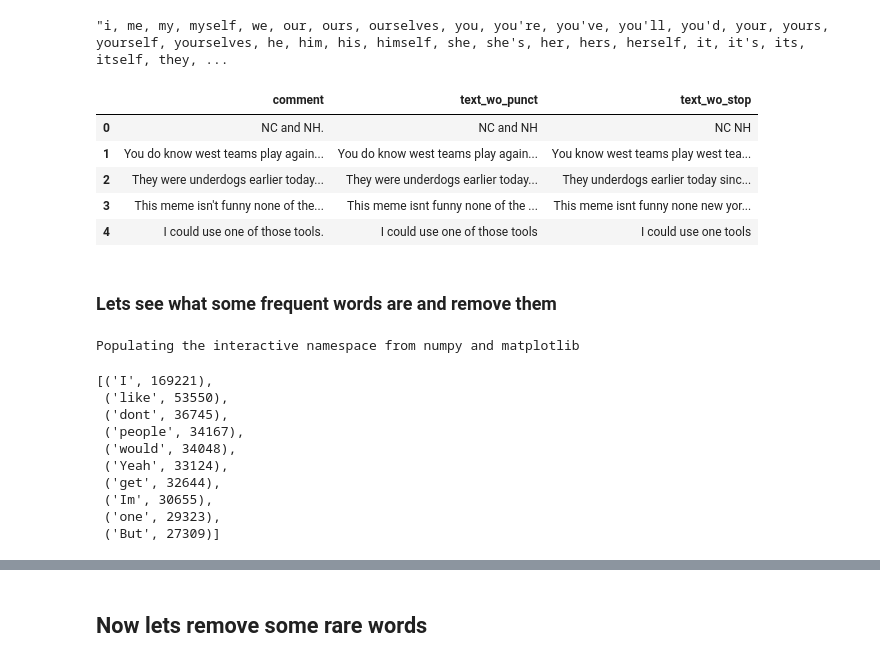
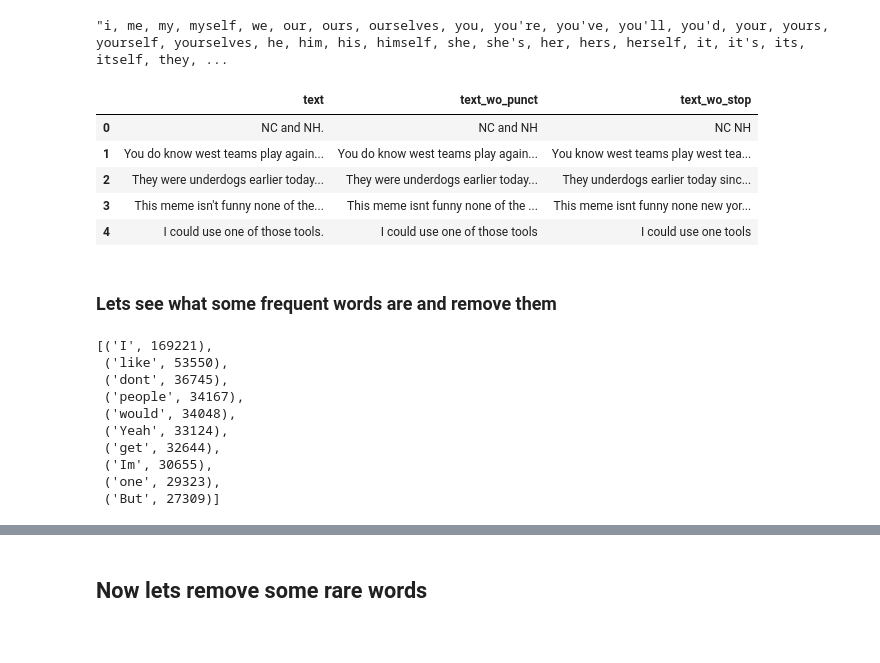
Before and after one commit to valazeinali/Natural-Language-Processing-, a Jupyter notebook: SarcasmDetection.ipynb, the cells around one changed output, grey strips where cells are left out. Cells and saved outputs as stored; diff of their text form; code cells hidden in the pictures.

```diff
--- a/SarcasmDetection.ipynb
+++ b/SarcasmDetection.ipynb
@@ -13,9 +13,9 @@ pd.options.mode.chained_assignment = None
 
 full_df = pd.read_csv("train-balanced-sarcasm.csv")
 # %%
-df = full_df[["comment"]]
-df["comment"] = df["comment"].astype(str) #declaring the contents in the col --
-#--> "comment" as a string variable.
+df = full_df[["text"]]
+df["text"] = df["text"].astype(str) #declaring the contents in the col --
+#--> "text" as a string variable.
 
 full_df.head() # lets see what our rows and cols look like.
 # %% [output]
@@ -30,6 +30,6 @@ full_df.head() # lets see what our rows and cols look like.
 # %% [markdown]
 ### We will first start with lower casing our "text". This will treat the string 'text', 'Text', 'TEXT' homogeneously.
 # %%
-df["text_lower"] = df["comment"].str.lower()
+df["text_lower"] = df["text"].str.lower()
 df.head()
 # %% [output]
@@ -47,10 +47,10 @@ df.head()
 df.drop(["text_lower"], axis=1, inplace=True)
 # %%
 PUNCT_TO_REMOVE = string.punctuation
-def remove_punctuation(comment):
+def remove_punctuation(text):
     """custom function to remove the punctuation"""
-    return comment.translate(str.maketrans('', '', PUNCT_TO_REMOVE))
+    return text.translate(str.maketrans('', '', PUNCT_TO_REMOVE))
 
-df["text_wo_punct"] = df["comment"].apply(lambda comment: remove_punctuation(comment))
+df["text_wo_punct"] = df["text"].apply(lambda text: remove_punctuation(text))
 df.head()
 # %% [output]
@@ -73,14 +73,14 @@ nltk.download('stopwords')
 "i, me, my, myself, we, our, ours, ourselves, you, you're, you've, you'll, you'd, your, yours, yourself, yourselves, he, him, his, himself, she, she's, her, hers, herself, it, it's, its, itself, they, ...
 # %%
 STOPWORDS = set(stopwords.words('english'))
-def remove_stopwords(comment):
+def remove_stopwords(text):
     """custom function to remove the stopwords"""
-    return " ".join([word for word in str(comment).split() if word not in STOPWORDS])
+    return " ".join([word for word in str(text).split() if word not in STOPWORDS])
 
-df["text_wo_stop"] = df["text_wo_punct"].apply(lambda comment: remove_stopwords(comment))
+df["text_wo_stop"] = df["text_wo_punct"].apply(lambda text: remove_stopwords(text))
 df.head()
 # %% [output]
-|  | comment | text_wo_punct | text_wo_stop |
+|  | text | text_wo_punct | text_wo_stop |
 | 0 | NC and NH. | NC and NH | NC NH |
 | 1 | You do know west teams play again... | You do know west teams play again... | You know west teams play west tea... |
 | 2 | They were underdogs earlier today... | They were underdogs earlier today... | They underdogs earlier today sinc... |
@@ -89,14 +89,14 @@ df.head()
 # %% [markdown]
 ### Lets see what some frequent words are and remove them
 # %%
-import matplotlib.pyplot as plt
-%matplotlib inline
-%pylab inline
+#import matplotlib.pyplot as plt
+#%matplotlib inline
+#%pylab inline
 
 from collections import Counter
 cnt = Counter()
-for comment in df["text_wo_stop"].values:
-    for word in comment.split(): # going through every word in every tweet
+for text in df["text_wo_stop"].values:
+    for word in text.split(): # going through every word in every tweet
         cnt[word] += 1
 cnt.most_common(10)
 
@@ -112,16 +112,15 @@ cnt.most_common(10)
 
     #plt.show()
 # %% [output]
-Populating the interactive namespace from numpy and matplotlib
+[('I', 169221),
+ ('like', 53550),
+ ('dont', 36745),
+ ('people', 34167),
+ ('would', 34048),
+ ('Yeah', 33124),
+ ('get', 32644),
+ ('Im', 30655),
+ ('one', 29323),
+ ('But', 27309)]
-[('I', 169221),
- ('like', 53550),
- ('dont', 36745),
- ('people', 34167),
- ('would', 34048),
- ('Yeah', 33124),
- ('get', 32644),
- ('Im', 30655),
- ('one', 29323),
- ('But', 27309)]
 # %%
 FREQWORDS = set([w for (w, wc) in cnt.most_common(10)])
```
Also changed, not shown: parts of 19 cells of this notebook.
